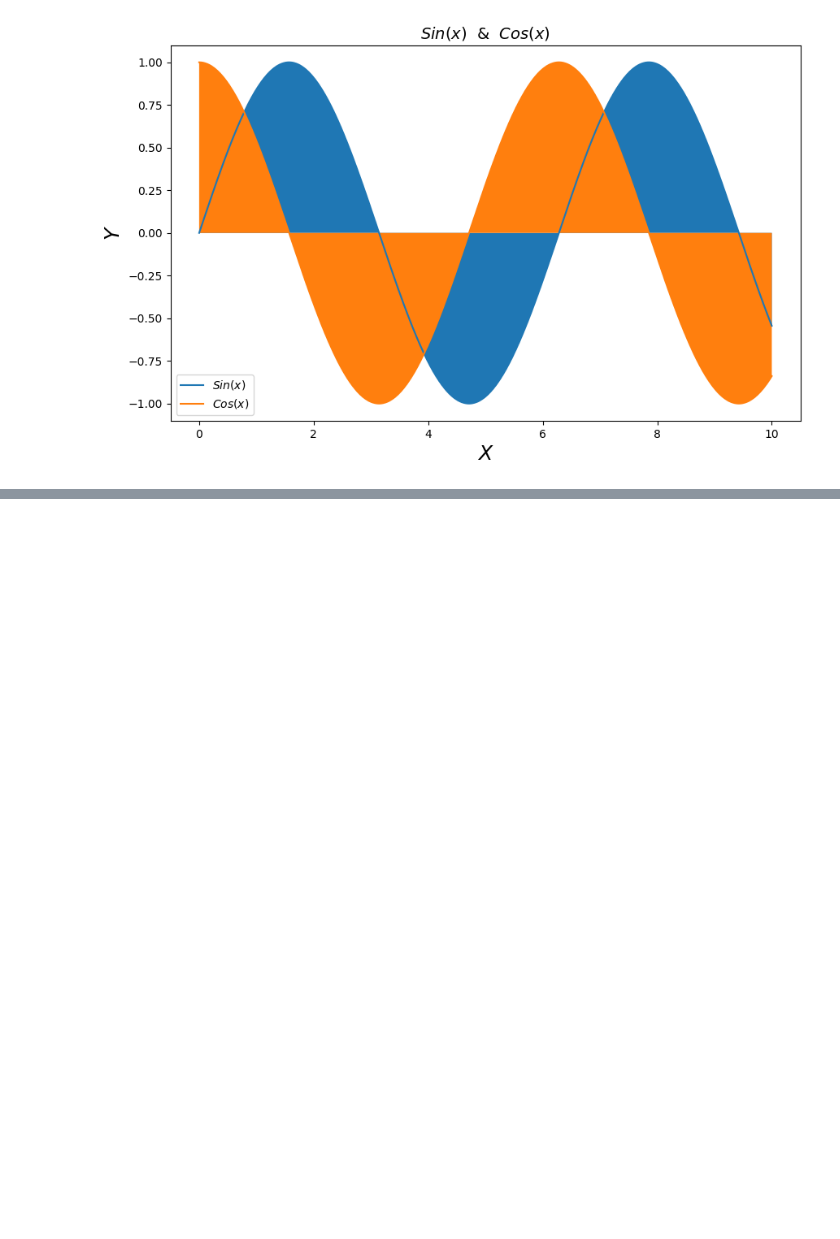
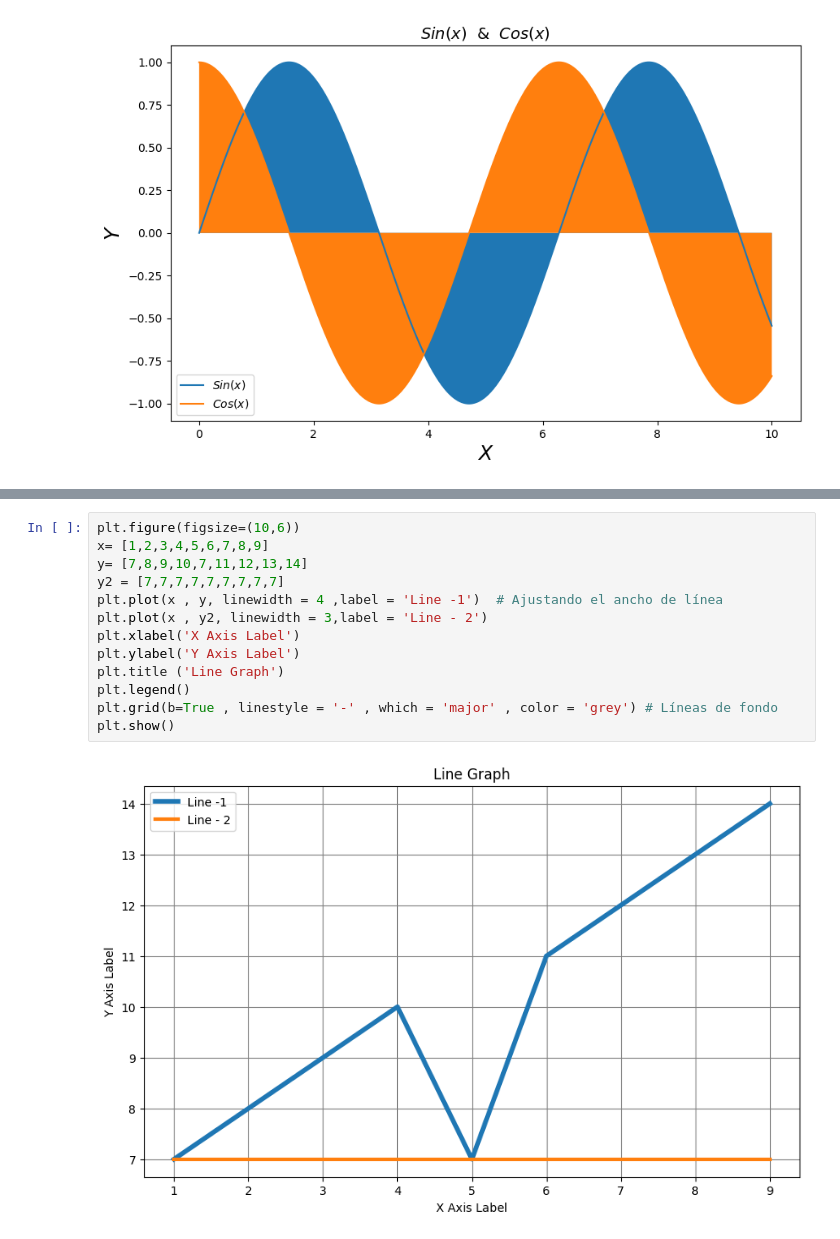
Before and after one commit to hatchdavid1/data_viz_plt_sns, a Jupyter notebook: data_viz_plt.ipynb, the cells around one changed output, grey strips where cells are left out. Cells and saved outputs as stored; diff of their text form; blank space fills up the shorter version.

```diff
--- a/data_viz_plt.ipynb
+++ b/data_viz_plt.ipynb
@@ -184,0 +211,15 @@ plt.show()
+# %%
+plt.figure(figsize=(10,6))
+x= [1,2,3,4,5,6,7,8,9]
+y= [7,8,9,10,7,11,12,13,14]
+y2 = [7,7,7,7,7,7,7,7,7]
+plt.plot(x , y, linewidth = 4 ,label = 'Line -1')  # Ajustando el ancho de línea
+plt.plot(x , y2, linewidth = 3,label = 'Line - 2')
+plt.xlabel('X Axis Label')
+plt.ylabel('Y Axis Label')
+plt.title ('Line Graph')
+plt.legend()
+plt.grid(b=True , linestyle = '-' , which = 'major' , color = 'grey') # Líneas de fondo
+plt.show()
+# %% [output]
+[figure, added]
```
Also changed, not shown: parts of 8 cells of this notebook.
